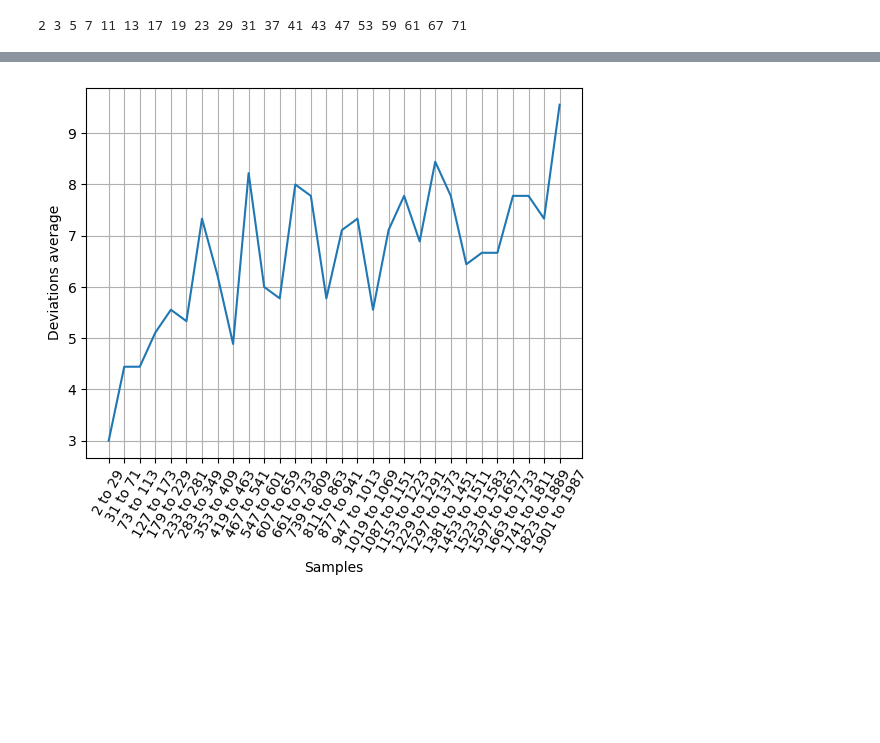
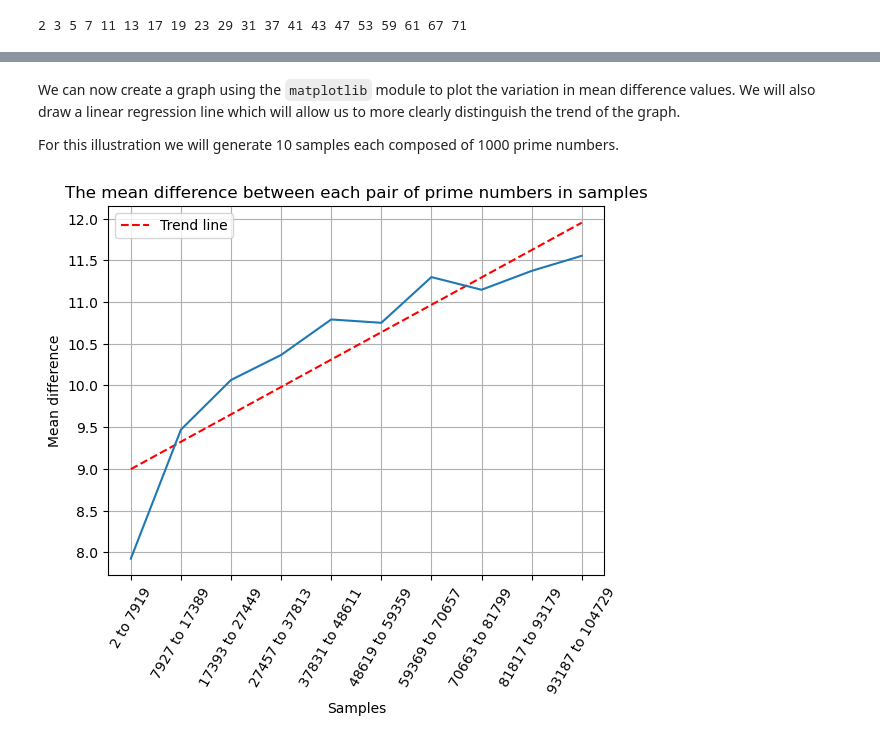
Before and after one commit to Kartmaan/prime_number_analysis, a Jupyter notebook: prime_analysis.ipynb, the cells around one changed output, grey strips where cells are left out. Drawn from its saved outputs; the diff is of its cells as text; code cells hidden in the pictures; blank space fills up the shorter version.

```diff
--- a/prime_analysis.ipynb
+++ b/prime_analysis.ipynb
@@ -50,5 +77,7 @@ from statistics import mean
 # %%
-def average_dist(sample_length=10, sample_quantity=10, out_type="list"):
+from statistics import mean
+
+def mean_diff(sample_length=5, sample_quantity=5):
     gen = prime_gen()
     round_vals = 3
     L = [] # Temporary storage of sampled primes
@@ -70,12 +99,8 @@ def average_dist(sample_length=10, sample_quantity=10, out_type="list"):
         diffs_mean = round(mean(D), round_vals) # Difference
         diffs.append(diffs_mean) # Mean calculation
 
-        if out_type  == "dict":
-            stats[f"{L[0]} to {L[-1]}"] = [(L[0], L[-1]), L, D, diffs_mean]
+        stats[f"{L[0]} to {L[-1]}"] = [[L[0], L[-1]], L, D, diffs_mean]
 
         L=[]
 
-    if out_type == "list":
-        return diffs
-    if out_type == "dict":
-        return stats
+    return stats
@@ -86,17 +107,34 @@ y_label = [val[3] for val in dict_stats.values()]
+# %% [markdown]
+We can now create a graph using the `matplotlib` module to plot the variation in mean difference values. We will also draw a linear regression line which will allow us to more clearly distinguish the trend of the graph.
+
+For this illustration we will generate 10 samples each composed of 1000 prime numbers.
 # %%
 import matplotlib.pyplot as plt
+import numpy as np
+
+dict_stats = mean_diff(sample_length= 1000, sample_quantity=10)
+y_label = [val[3] for val in dict_stats.values()]
 
 x_label = [key for key in dict_stats.keys()]
 x = list(range(len(x_label)))
 y = y_label
 
+# Trend line
+coef = np.polyfit(x, y, 1)
+poly = np.poly1d(coef)
+x_trend = np.linspace(min(x), max(x), 100)
+y_trend = poly(x_trend)
+plt.plot(x_trend, y_trend, color='red', label="Trend line",
+linestyle="dashed")
+
 plt.plot(x, y)
 plt.xticks(x, x_label, rotation=60)
 plt.xlabel("Samples")
-plt.ylabel("Deviations average")
+plt.ylabel("Mean difference")
 plt.grid(True)
 
-
+plt.title("The mean difference between each pair of prime numbers in samples")
+plt.legend()
 plt.show()
 # %% [output]
-[figure, old version]
+[figure, new version]
```
Also changed, not shown: parts of 7 cells of this notebook, 1 other file.
